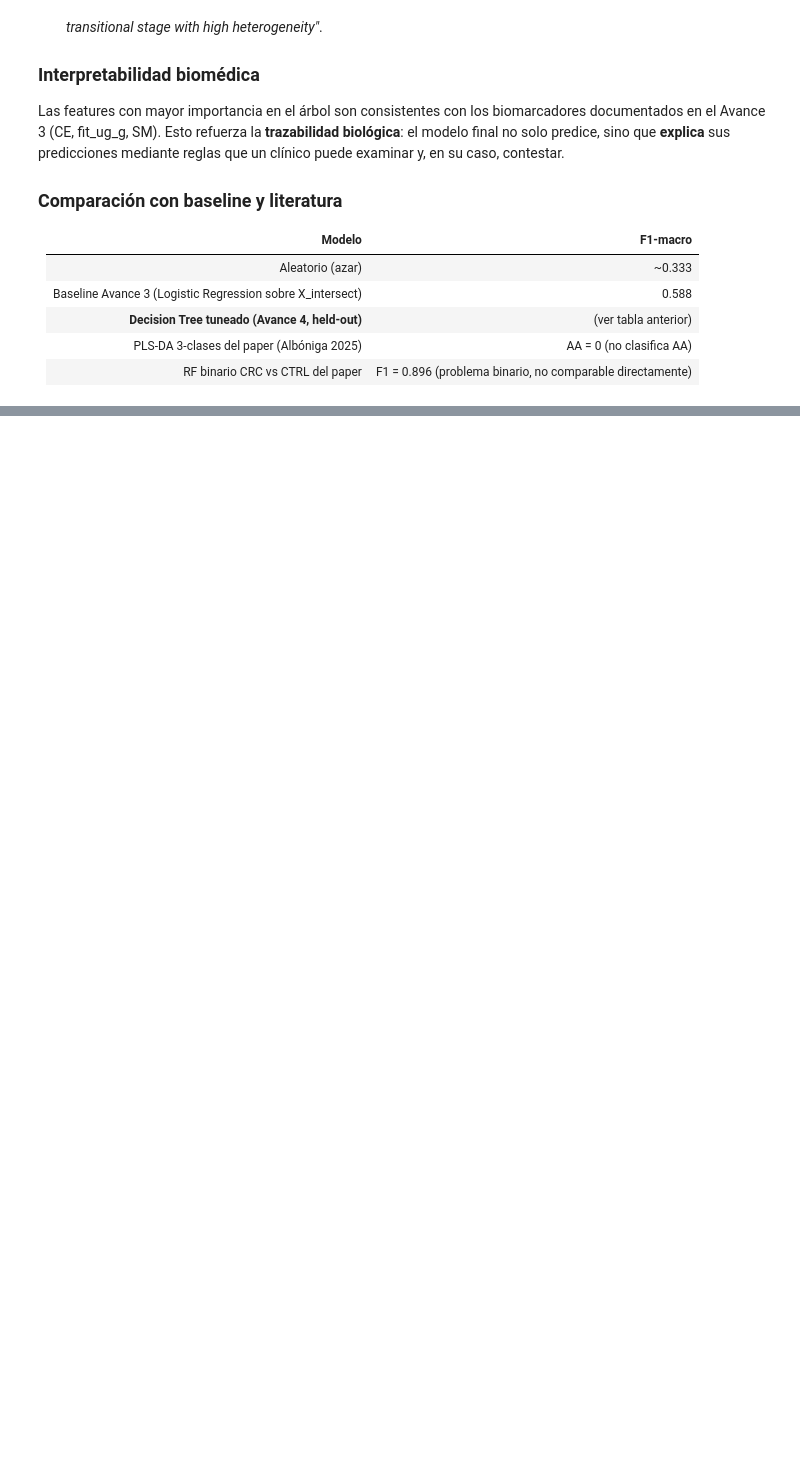
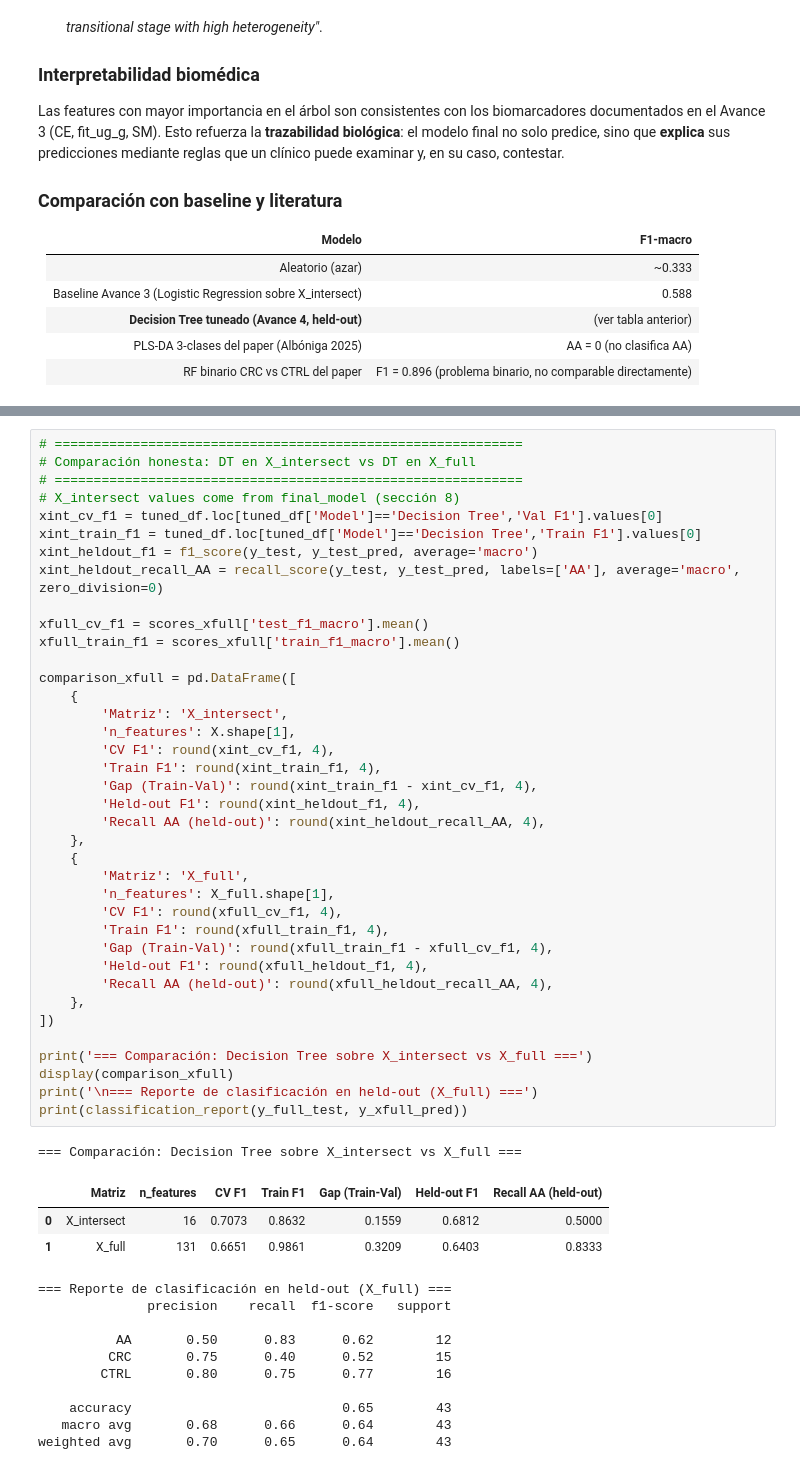
Before and after one commit to A01795919/proyecto_integrador_equipo-22, a Jupyter notebook: notebooks/Avance4_Equipo22.ipynb, the cells around one changed output, grey strips where cells are left out. Drawn from its saved outputs; the diff is of its cells as text; blank space fills up the shorter version.

```diff
--- a/notebooks/Avance4_Equipo22.ipynb
+++ b/notebooks/Avance4_Equipo22.ipynb
@@ -741,0 +836,53 @@ Las features con mayor importancia en el árbol son consistentes con los biomarc
+# %%
+# ============================================================
+# Comparación honesta: DT en X_intersect vs DT en X_full
+# ============================================================
+# X_intersect values come from final_model (sección 8)
+xint_cv_f1 = tuned_df.loc[tuned_df['Model']=='Decision Tree','Val F1'].values[0]
+xint_train_f1 = tuned_df.loc[tuned_df['Model']=='Decision Tree','Train F1'].values[0]
+xint_heldout_f1 = f1_score(y_test, y_test_pred, average='macro')
+xint_heldout_recall_AA = recall_score(y_test, y_test_pred, labels=['AA'], average='macro', zero_division=0)
+
+xfull_cv_f1 = scores_xfull['test_f1_macro'].mean()
+xfull_train_f1 = scores_xfull['train_f1_macro'].mean()
+
+comparison_xfull = pd.DataFrame([
+    {
+        'Matriz': 'X_intersect',
+        'n_features': X.shape[1],
+        'CV F1': round(xint_cv_f1, 4),
+        'Train F1': round(xint_train_f1, 4),
+        'Gap (Train-Val)': round(xint_train_f1 - xint_cv_f1, 4),
+        'Held-out F1': round(xint_heldout_f1, 4),
+        'Recall AA (held-out)': round(xint_heldout_recall_AA, 4),
+    },
+    {
+        'Matriz': 'X_full',
+        'n_features': X_full.shape[1],
+        'CV F1': round(xfull_cv_f1, 4),
+        'Train F1': round(xfull_train_f1, 4),
+        'Gap (Train-Val)': round(xfull_train_f1 - xfull_cv_f1, 4),
+        'Held-out F1': round(xfull_heldout_f1, 4),
+        'Recall AA (held-out)': round(xfull_heldout_recall_AA, 4),
+    },
+])
+
+print('=== Comparación: Decision Tree sobre X_intersect vs X_full ===')
+display(comparison_xfull)
+print('\n=== Reporte de clasificación en held-out (X_full) ===')
+print(classification_report(y_full_test, y_xfull_pred))
+# %% [output]
+=== Comparación: Decision Tree sobre X_intersect vs X_full ===
+|  | Matriz | n_features | CV F1 | Train F1 | Gap (Train-Val) | Held-out F1 | Recall AA (held-out) |
+| 0 | X_intersect | 16 | 0.7073 | 0.8632 | 0.1559 | 0.6812 | 0.5000 |
+| 1 | X_full | 131 | 0.6651 | 0.9861 | 0.3209 | 0.6403 | 0.8333 |
+=== Reporte de clasificación en held-out (X_full) ===
+              precision    recall  f1-score   support
+
+          AA       0.50      0.83      0.62        12
+         CRC       0.75      0.40      0.52        15
+        CTRL       0.80      0.75      0.77        16
+
+    accuracy                           0.65        43
+   macro avg       0.68      0.66      0.64        43
+weighted avg       0.70      0.65      0.64        43
```
Also changed, not shown: parts of 9 cells of this notebook.
